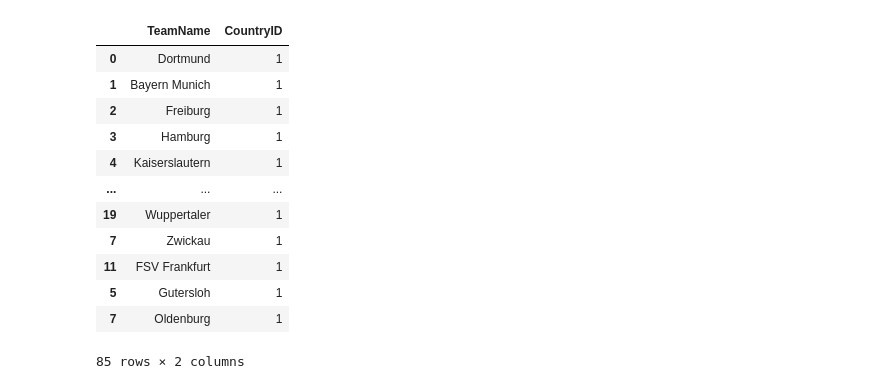
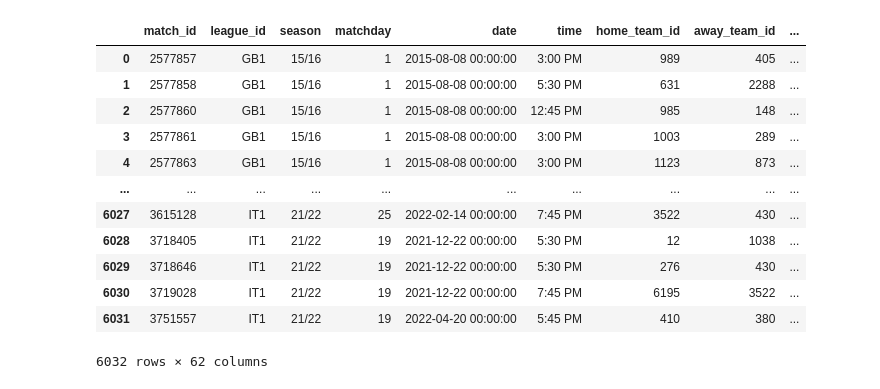
Before and after one commit to ErikFub/football-prediction, a Jupyter notebook: notebooks/code_dev.ipynb, the cells around one changed output. Drawn from its saved outputs; the diff is of its cells as text; code cells hidden in the pictures.

```diff
--- a/notebooks/code_dev.ipynb
+++ b/notebooks/code_dev.ipynb
@@ -62,16 +0,0 @@ db_access.append_to_table_from_df(teams_renamed, "Team")
-# %%
-teams_renamed
-# %% [output]
-|  | TeamName | CountryID |
-| 0 | Dortmund | 1 |
-| 1 | Bayern Munich | 1 |
-| 2 | Freiburg | 1 |
-| 3 | Hamburg | 1 |
-| 4 | Kaiserslautern | 1 |
-| ... | ... | ... |
-| 19 | Wuppertaler | 1 |
-| 7 | Zwickau | 1 |
-| 11 | FSV Frankfurt | 1 |
-| 5 | Gutersloh | 1 |
-| 7 | Oldenburg | 1 |
-85 rows × 2 columns
@@ -79,0 +19,24 @@ Database().create_country_table()
+# %%
+db_access = DbAccessLayer()
+match_df = db_access.load_table('Match')
+odds_df = db_access.load_table('Odds')
+match_df = match_df.merge(odds_df.drop(columns=['id']), on='match_id')
+match_df = add_before_outcomes(match_df, 15)
+match_df = add_form(match_df)
+match_df['bookmaker_pred'] = get_bookmaker_pred(match_df)
+match_df = pd.concat([match_df, get_outcome_counts(match_df)], axis=1)
+match_df
+# %% [output]
+|  | match_id | league_id | season | matchday | date | time | home_team_id | away_team_id | ... |
+| 0 | 2577857 | GB1 | 15/16 | 1 | 2015-08-08 00:00:00 | 3:00 PM | 989 | 405 | ... |
+| 1 | 2577858 | GB1 | 15/16 | 1 | 2015-08-08 00:00:00 | 5:30 PM | 631 | 2288 | ... |
+| 2 | 2577860 | GB1 | 15/16 | 1 | 2015-08-08 00:00:00 | 12:45 PM | 985 | 148 | ... |
+| 3 | 2577861 | GB1 | 15/16 | 1 | 2015-08-08 00:00:00 | 3:00 PM | 1003 | 289 | ... |
+| 4 | 2577863 | GB1 | 15/16 | 1 | 2015-08-08 00:00:00 | 3:00 PM | 1123 | 873 | ... |
+| ... | ... | ... | ... | ... | ... | ... | ... | ... | ... |
+| 6027 | 3615128 | IT1 | 21/22 | 25 | 2022-02-14 00:00:00 | 7:45 PM | 3522 | 430 | ... |
+| 6028 | 3718405 | IT1 | 21/22 | 19 | 2021-12-22 00:00:00 | 5:30 PM | 12 | 1038 | ... |
+| 6029 | 3718646 | IT1 | 21/22 | 19 | 2021-12-22 00:00:00 | 5:30 PM | 276 | 430 | ... |
+| 6030 | 3719028 | IT1 | 21/22 | 19 | 2021-12-22 00:00:00 | 7:45 PM | 6195 | 3522 | ... |
+| 6031 | 3751557 | IT1 | 21/22 | 19 | 2022-04-20 00:00:00 | 5:45 PM | 410 | 380 | ... |
+6032 rows × 62 columns
```
Also changed, not shown: parts of 38 cells of this notebook.
